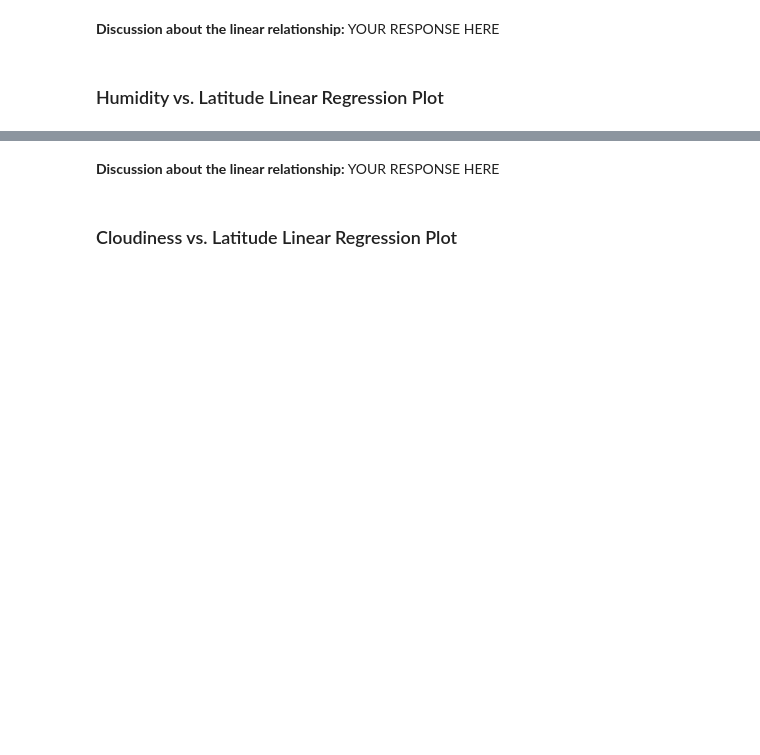
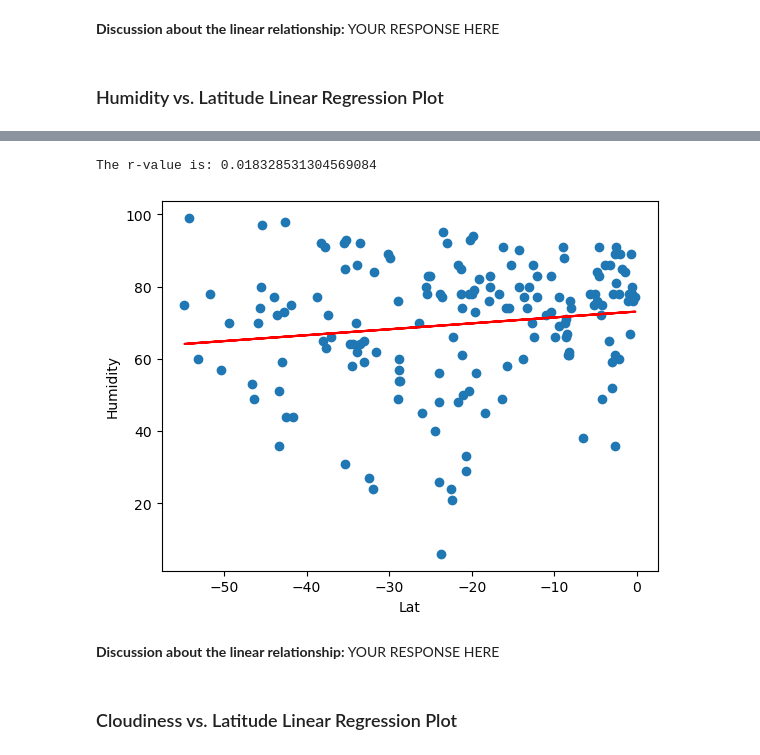
Before and after one commit to Kdata249/python-api-challenge, a Jupyter notebook: WeatherPyy/WeatherPy.ipynb, the cells around one changed output, grey strips where cells are left out. Drawn from its saved outputs; the diff is of its cells as text; code cells hidden in the pictures; blank space fills up the shorter version.

```diff
--- a/WeatherPyy/WeatherPy.ipynb
+++ b/WeatherPyy/WeatherPy.ipynb
@@ -341,3 +336,9 @@ The r-value is: 0.0002808747046324607
+# %%
+# Southern Hemisphere
+lin_reg(southern_hemi_df["Lat"], southern_hemi_df["Humidity"])
+# %% [output]
+The r-value is: 0.018328531304569084
+[figure, added]
 # %% [markdown]
 **Discussion about the linear relationship:** YOUR RESPONSE HERE
 # %% [markdown]
```
Also changed, not shown: parts of 24 cells of this notebook.
